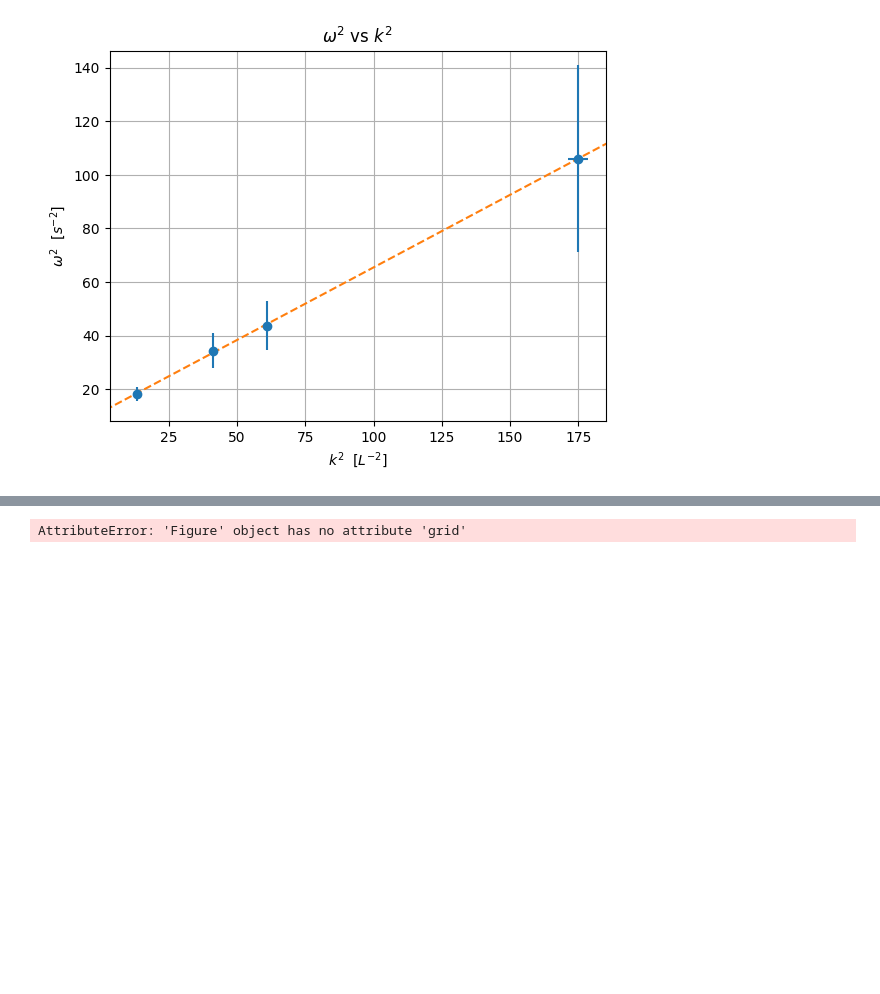
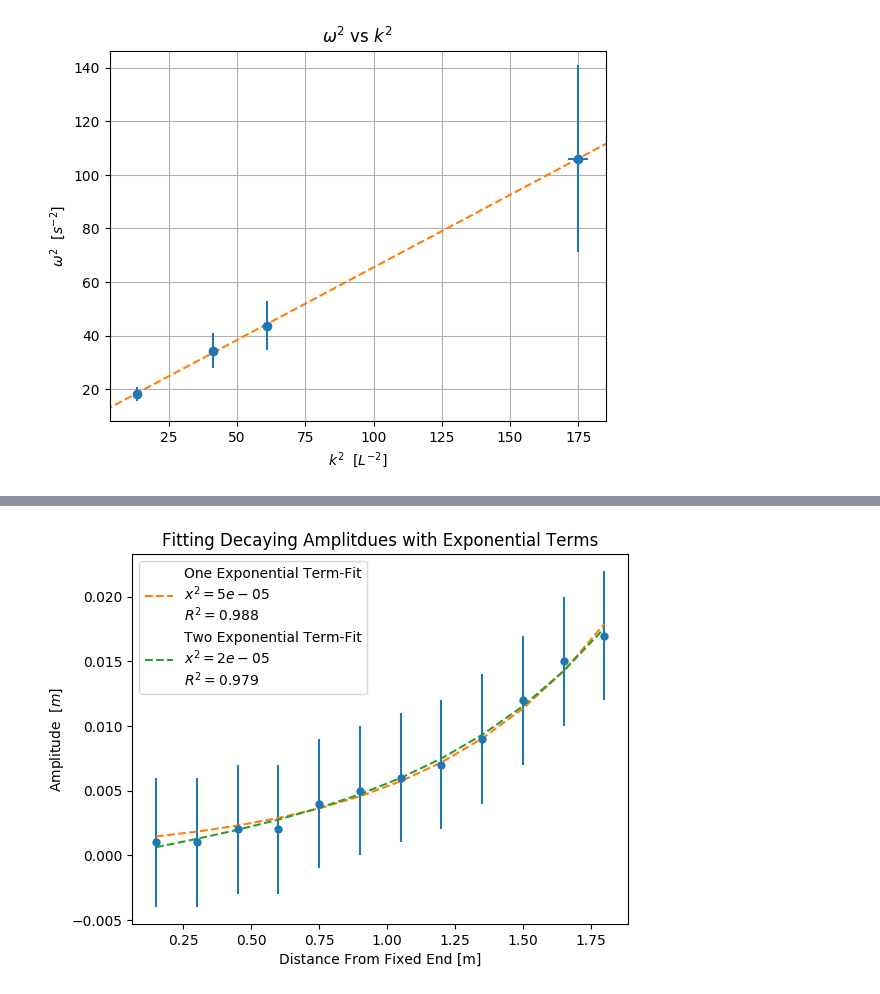
Before and after one commit to DivyR/PHY294_Labs, a Jupyter notebook: lab01/src/processing.ipynb, the cells around one changed output, grey strips where cells are left out. Cells and saved outputs as stored; diff of their text form; code cells hidden in the pictures; blank space fills up the shorter version.

Commit message:
Complete exponential fitting and goodness-determination

```diff
--- a/lab01/src/processing.ipynb
+++ b/lab01/src/processing.ipynb
@@ -204,47 +268,59 @@ export_plotting_data(K2_nominal, pre="k^2: ")
 # %%
-# Q5: Plot the decay of amplitude and fit it to one or two exponentials
+# Q5 part 1: Plot the decay of amplitude and fit it to one or two exponentials
 # data
 amplitudes = [1.7, 1.5, 1.2, 0.9, 0.7, 0.6, 0.5, 0.4, 0.2, 0.2, 0.1, 0.1]
-positions = np.linspace(15, 180, 12).tolist()
+amplitudes = [e/100 for e in amplitudes[::-1]]
+positions = np.linspace(15/100, 180/100, 12).tolist()
 
 # convert to ufloat
 amplitudes = convert_to_ufloat(amplitudes, UNCERTAINTY_RULER)
 positions = convert_to_ufloat(positions, UNCERTAINTY_RULER)
 
 # seperate nominal and uncert
 amplitudes_nominal, amplitudes_uncert = seperate_ufloat(amplitudes)
 positions_nominal, positions_uncert = seperate_ufloat(positions)
 
 # exponential functions for fitting
-def one_exponential(x, k):
-    return 2 * np.exp(k * x)
+def one_exponential(x, k, y0):
+    return y0 * np.exp(k * x)
 
-def two_exponential(x, k):
-    return 2 * (np.exp(k * x) - np.exp(-k * x))
+def two_exponential(x, k, y0):
+    return y0 * (np.exp(k * x) - np.exp(-k * x))
 
 # fitting exponentials
 fit1, covar1 = opt.curve_fit(one_exponential, positions_nominal, amplitudes_nominal)
 fit2, covar2 = opt.curve_fit(two_exponential, positions_nominal, amplitudes_nominal)
 
 # generate fit-data
 amplitude_fit1, amplitude_fit2 = [], []
 for i in range(len(amplitudes)):
-    amplitude_fit1.append(one_exponential(positions_nominal[i], fit1[0]))
-    amplitude_fit2.append(two_exponential(positions_nominal[i], fit2[0]))
+    amplitude_fit1.append(one_exponential(positions_nominal[i], fit1[0], fit1[1]))
+    amplitude_fit2.append(two_exponential(positions_nominal[i], fit2[0], fit2[1]))
 
 # plot with 1 expotential fit
 fig = plt.figure()
-fig.grid(True)
-ax1 = fig.add_subplot(211)
-ax1.errorbar(positions_nominal, amplitudes_nominal,positions_uncert, amplitudes_uncert, "o")
-ax1.plot(positions_nominal, amplitude_fit1)
-#ax1.plot(positions_nominal, amplitude_fit2)
+ax = fig.add_subplot(111)
+ax.errorbar(positions_nominal, amplitudes_nominal,positions_uncert, amplitudes_uncert, "o", markersize=5)
+ax.set_title("Fitting Decaying Amplitdues with Exponential Terms")
+ax.set_ylabel("Amplitude  $[m]$")
+ax.set_xlabel("Distance From Fixed End [m]")
+ax.plot(positions_nominal, amplitude_fit1, "--")
+ax.plot(positions_nominal, amplitude_fit2, "--")
+
+# generate x^2 and R^2
+oneExpChiSquared = chiSquared(positions_nominal, amplitudes_nominal, lambda x: one_exponential(x, fit1[0], fit1[1]))
+twoExpChiSquared = chiSquared(positions_nominal, amplitudes_nominal, lambda x: two_exponential(x, fit2[0], fit2[1]))
+
+oneR2 = coeff_of_determination(positions_nominal, amplitudes_nominal, lambda x: one_exponential(x, fit1[0], fit1[1]))
+
+twoR2 = coeff_of_determination(positions_nominal, amplitudes_nominal, lambda x: one_exponential(x, fit2[0], fit2[1]))
 
 
+ax.legend(
+    ["One Exponential Term-Fit\n$x^2={}$\n$R^2={}$".format(round_sig(oneExpChiSquared, 1), round_sig(oneR2, 3)), "Two Exponential Term-Fit\n$x^2={}$\n$R^2={}$".format(round_sig(twoExpChiSquared, 1) ,round_sig(twoR2, 3))]
+    )
 
-
-
-
+#export_plot(fig, "q5_1_one_vs_two_exponential_fit")
 fig.show()
 # %% [output]
-AttributeError: 'Figure' object has no attribute 'grid'
+[figure, added]
```
Also changed, not shown: parts of 5 cells of this notebook, 2 other files.
